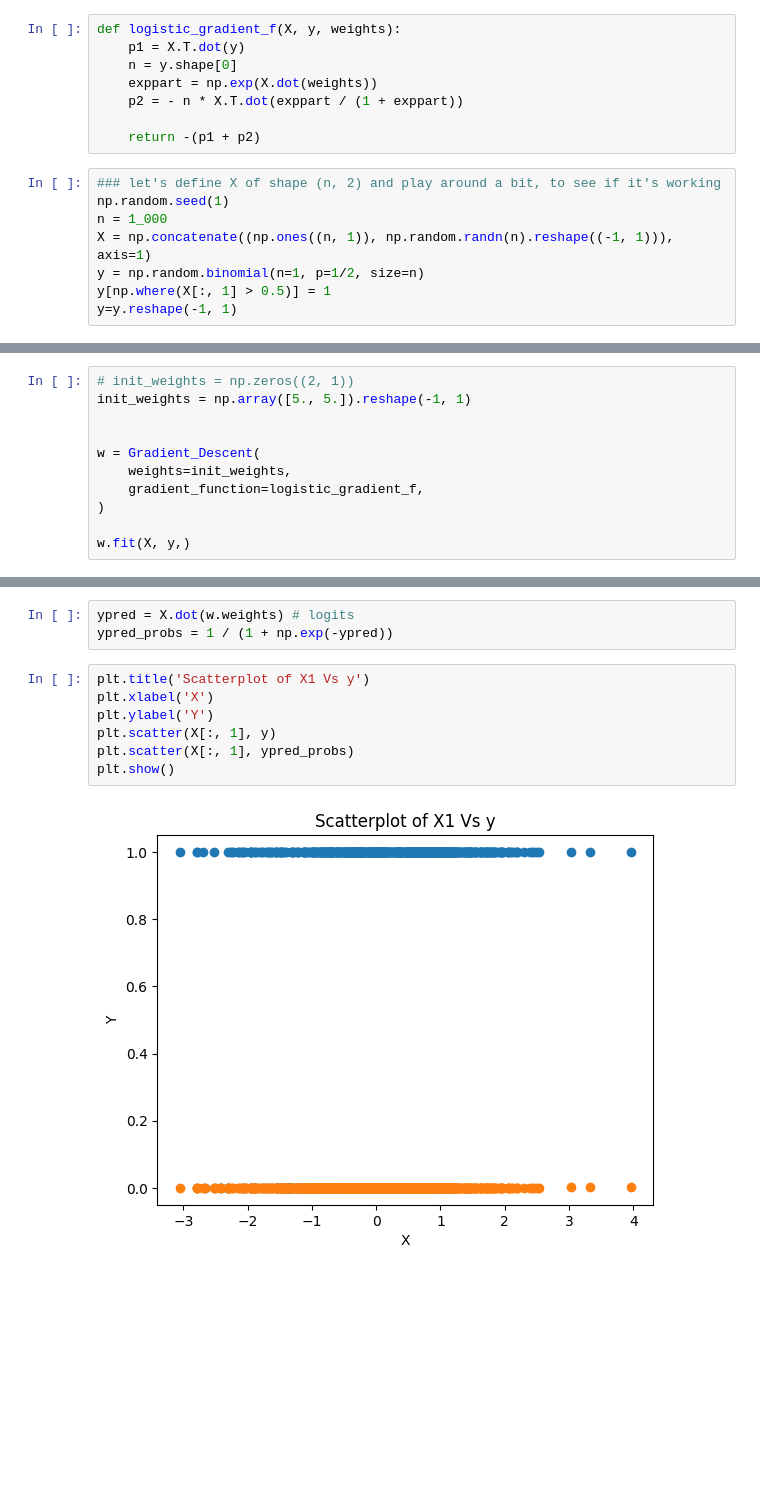
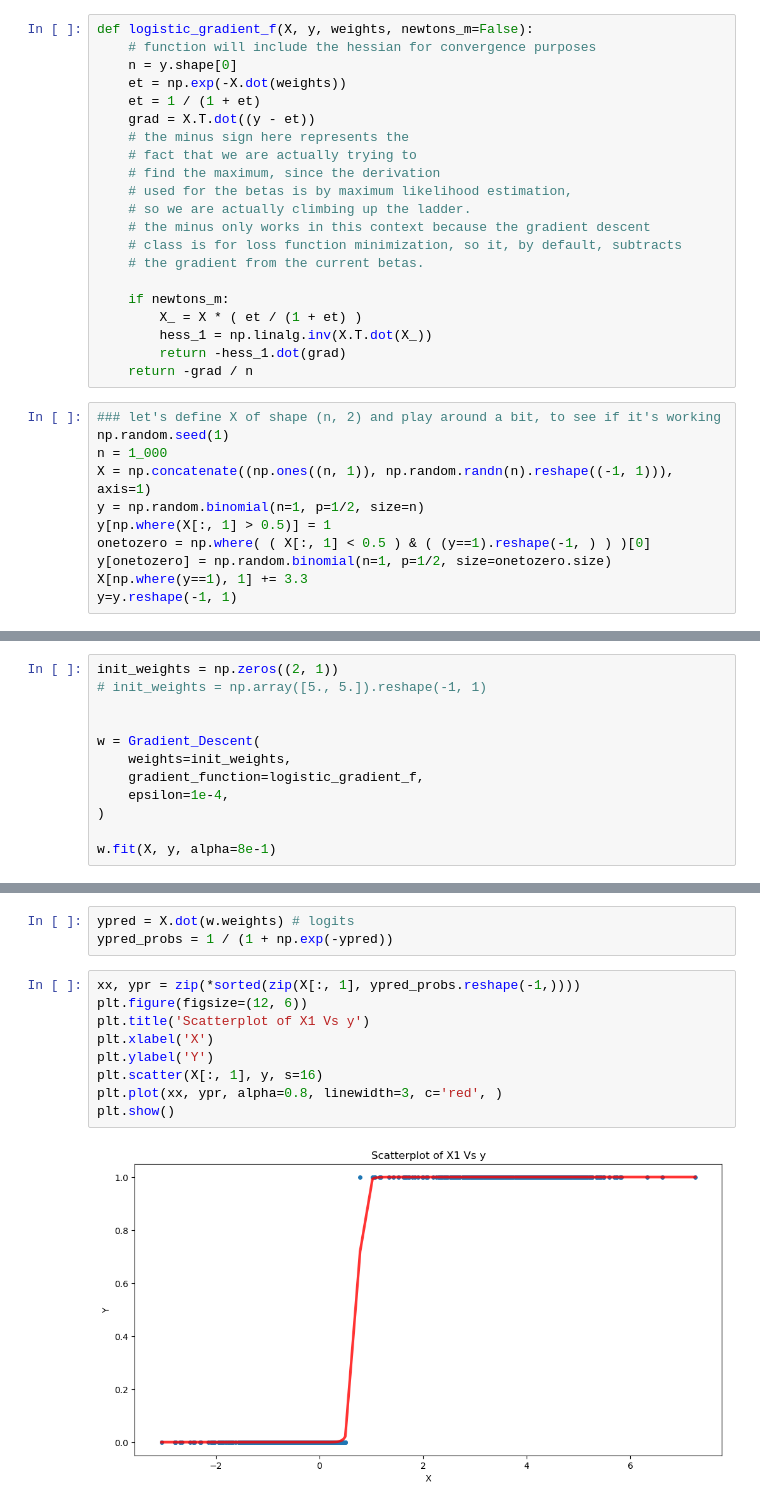
Before and after one commit to VictorVGomes/gradient_descent_applications, a Jupyter notebook: logistic_regression.ipynb, the cells around one changed output, grey strips where cells are left out. Cells and saved outputs as stored; diff of their text form; blank space fills up the shorter version.

Commit message:
Finalizing Logistic Regression Gradient Descent (via MLE) estimation

```diff
--- a/logistic_regression.ipynb
+++ b/logistic_regression.ipynb
@@ -4,11 +6,24 @@ import numpy as np, matplotlib.pyplot as plt, os, pandas as pd
-# %%
-def logistic_gradient_f(X, y, weights):
-    p1 = X.T.dot(y)
-    n = y.shape[0]
-    exppart = np.exp(X.dot(weights))
-    p2 = - n * X.T.dot(exppart / (1 + exppart))
-
-    return -(p1 + p2)
+# %%
+def logistic_gradient_f(X, y, weights, newtons_m=False):
+    # function will include the hessian for convergence purposes
+    n = y.shape[0]
+    et = np.exp(-X.dot(weights))
+    et = 1 / (1 + et)
+    grad = X.T.dot((y - et))
+    # the minus sign here represents the
+    # fact that we are actually trying to
+    # find the maximum, since the derivation
+    # used for the betas is by maximum likelihood estimation,
+    # so we are actually climbing up the ladder.
+    # the minus only works in this context because the gradient descent
+    # class is for loss function minimization, so it, by default, subtracts
+    # the gradient from the current betas.
+
+    if newtons_m:
+        X_ = X * ( et / (1 + et) )
+        hess_1 = np.linalg.inv(X.T.dot(X_))
+        return -hess_1.dot(grad)
+    return -grad / n
 # %%
 ### let's define X of shape (n, 2) and play around a bit, to see if it's working
 np.random.seed(1)
@@ -16,6 +31,9 @@ n = 1_000
 X = np.concatenate((np.ones((n, 1)), np.random.randn(n).reshape((-1, 1))), axis=1)
 y = np.random.binomial(n=1, p=1/2, size=n)
 y[np.where(X[:, 1] > 0.5)] = 1
+onetozero = np.where( ( X[:, 1] < 0.5 ) & ( (y==1).reshape(-1, ) ) )[0]
+y[onetozero] = np.random.binomial(n=1, p=1/2, size=onetozero.size)
+X[np.where(y==1), 1] += 3.3
 y=y.reshape(-1, 1)
 # %%
 plt.title('Scatterplot of X1 Vs y')
@@ -28,12 +46,13 @@ plt.show()
 # %%
-# init_weights = np.zeros((2, 1))
-init_weights = np.array([5., 5.]).reshape(-1, 1)
+init_weights = np.zeros((2, 1))
+# init_weights = np.array([5., 5.]).reshape(-1, 1)
 
 
 w = Gradient_Descent(
     weights=init_weights,
     gradient_function=logistic_gradient_f,
+    epsilon=1e-4,
 )
 
-w.fit(X, y,)
+w.fit(X, y, alpha=8e-1)
 # %% [output]
@@ -44,11 +63,13 @@ array([[-7.33781604],
 ypred = X.dot(w.weights) # logits
 ypred_probs = 1 / (1 + np.exp(-ypred))
 # %%
+xx, ypr = zip(*sorted(zip(X[:, 1], ypred_probs.reshape(-1,))))
+plt.figure(figsize=(12, 6))
 plt.title('Scatterplot of X1 Vs y')
 plt.xlabel('X')
 plt.ylabel('Y')
-plt.scatter(X[:, 1], y)
-plt.scatter(X[:, 1], ypred_probs)
+plt.scatter(X[:, 1], y, s=16)
+plt.plot(xx, ypr, alpha=0.8, linewidth=3, c='red', )
 plt.show()
 # %% [output]
-[figure, old version]
+[figure, new version]
```
Also changed, not shown: parts of 9 cells of this notebook, 2 other files.
